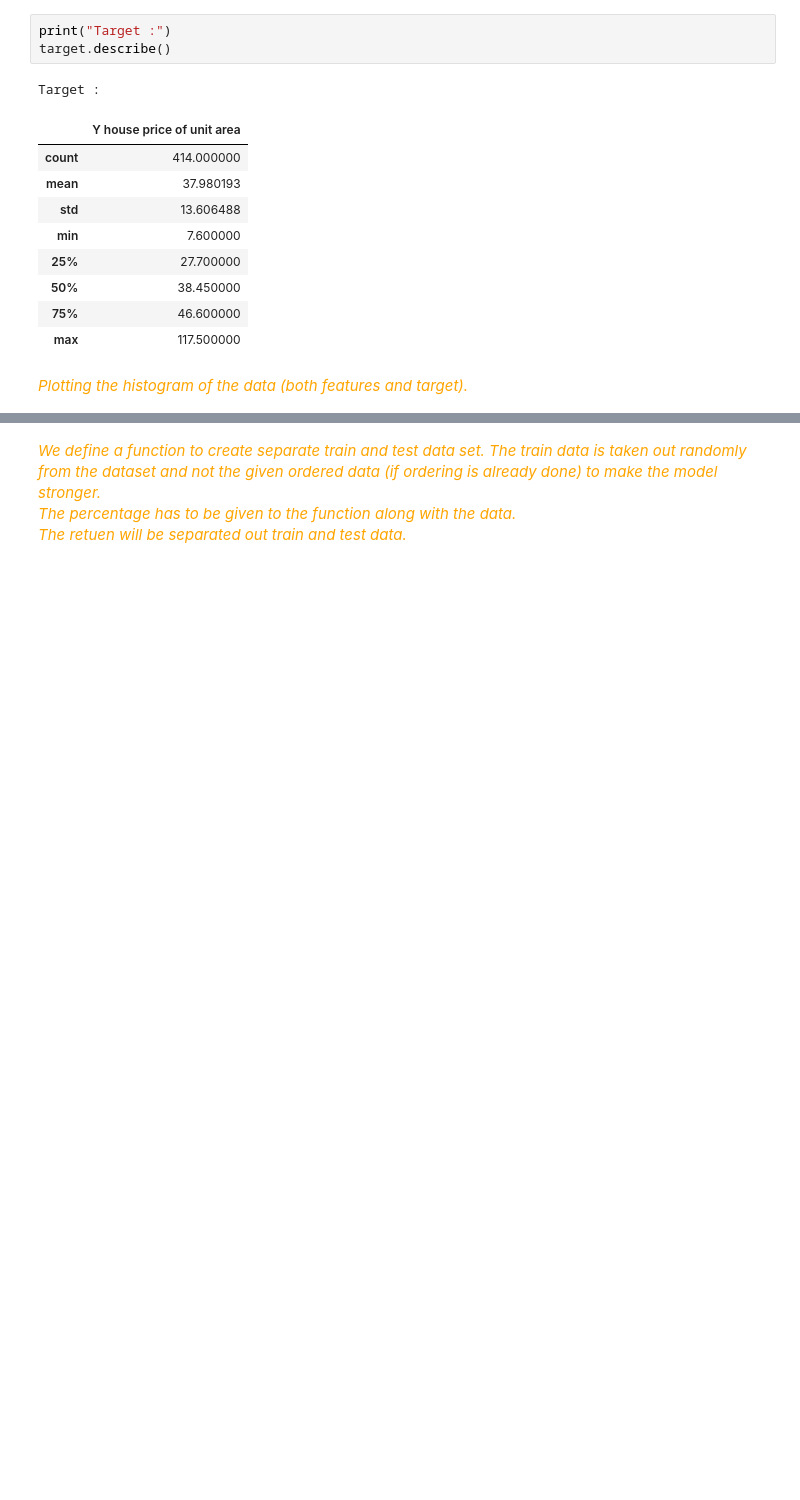
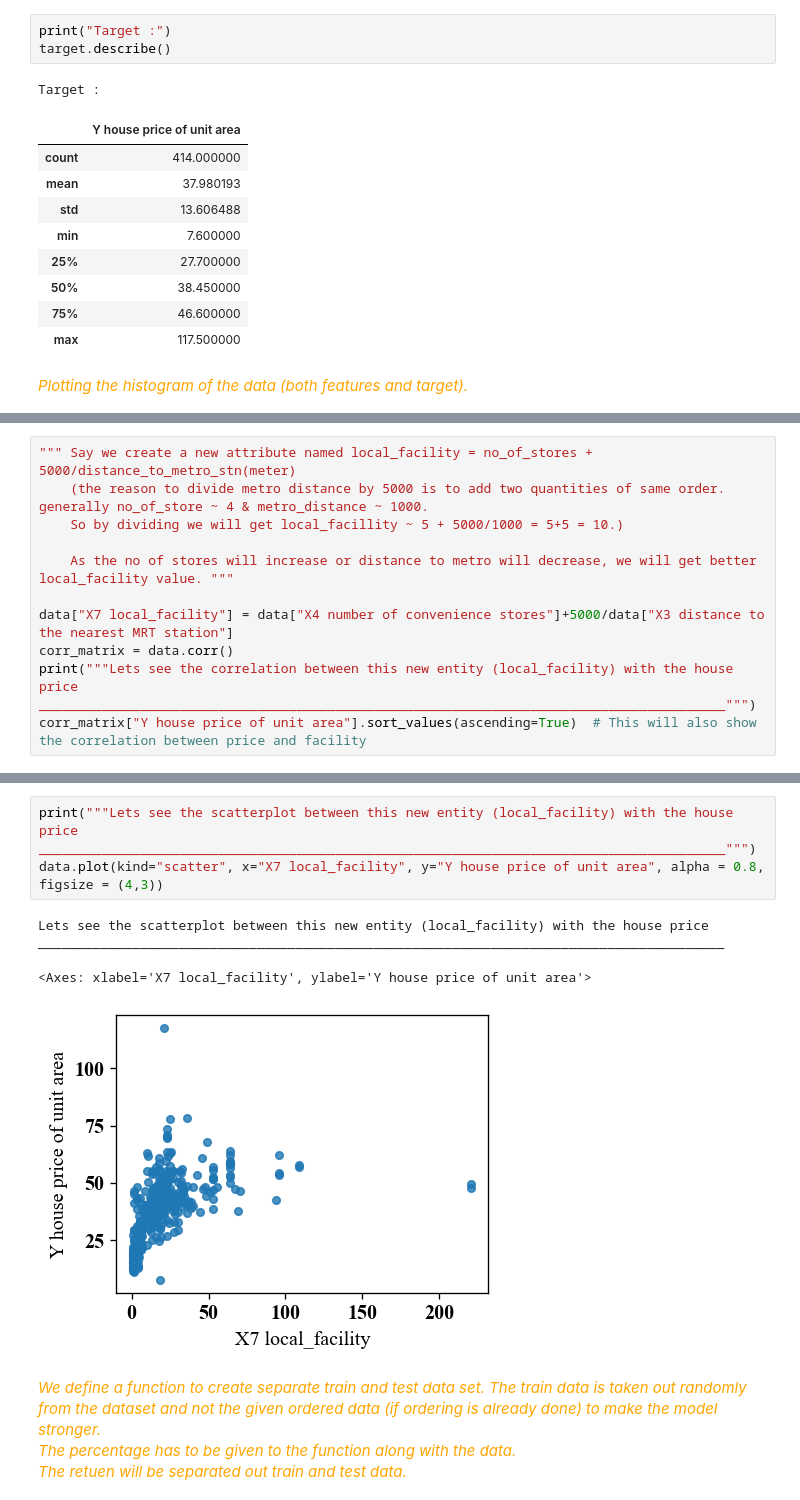
Before and after one commit to SAGAR-DAM/All_python_codes, a Jupyter notebook: Machine Learning/learn from Harry/Project 1 (real estate price preiction).ipynb, the cells around one changed output, grey strips where cells are left out. Saved outputs shown, nothing was run; the diff lists cells and outputs as text; blank space fills up the shorter version.

```diff
--- a/Machine Learning/learn from Harry/Project 1 (real estate price preiction).ipynb
+++ b/Machine Learning/learn from Harry/Project 1 (real estate price preiction).ipynb
@@ -166,0 +225,12 @@ hist_dataframe(data, bins = 50)
+# %%
+""" Say we create a new attribute named local_facility = no_of_stores + 5000/distance_to_metro_stn(meter)
+    (the reason to divide metro distance by 5000 is to add two quantities of same order. generally no_of_store ~ 4 & metro_distance ~ 1000.
+    So by dividing we will get local_facillity ~ 5 + 5000/1000 = 5+5 = 10.)
+
+    As the no of stores will increase or distance to metro will decrease, we will get better local_facility value. """
+
+data["X7 local_facility"] = data["X4 number of convenience stores"]+5000/data["X3 distance to the nearest MRT station"]
+corr_matrix = data.corr()
+print("""Lets see the correlation between this new entity (local_facility) with the house price
+________________________________________________________________________________________""")
+corr_matrix["Y house price of unit area"].sort_values(ascending=True)  # This will also show the correlation between price and facility
@@ -167,3 +249,12 @@ hist_dataframe(data, bins = 50)
+# %%
+print("""Lets see the scatterplot between this new entity (local_facility) with the house price
+________________________________________________________________________________________""")
+data.plot(kind="scatter", x="X7 local_facility", y="Y house price of unit area", alpha = 0.8, figsize = (4,3))
+# %% [output]
+Lets see the scatterplot between this new entity (local_facility) with the house price
+________________________________________________________________________________________
+<Axes: xlabel='X7 local_facility', ylabel='Y house price of unit area'>
+[figure, added]
 # %% [markdown]
 <span style = "font-family:Georgia; color:orange;  font-size:15px;  font-style:italic">
 We define a function to create separate train and test data set. The train data is taken out randomly from the dataset and not
```
Also changed, not shown: parts of 10 cells of this notebook.
